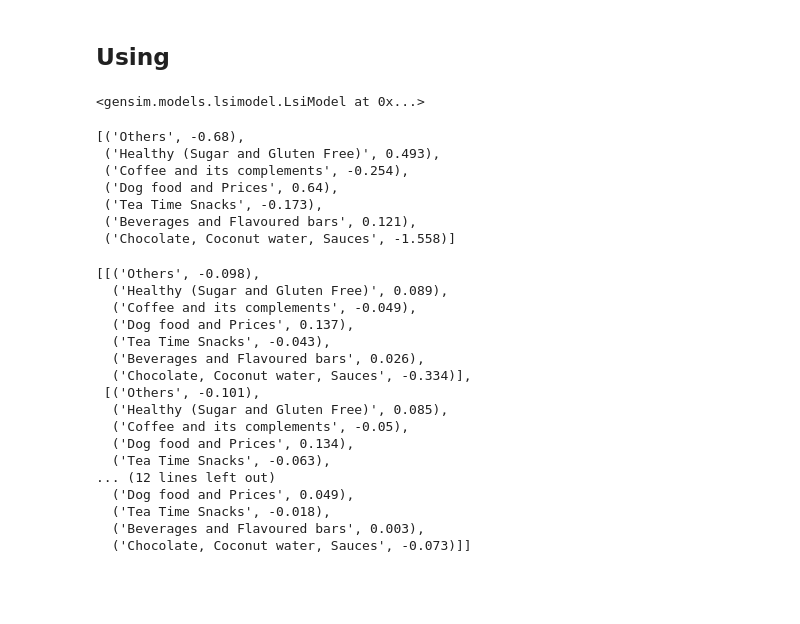
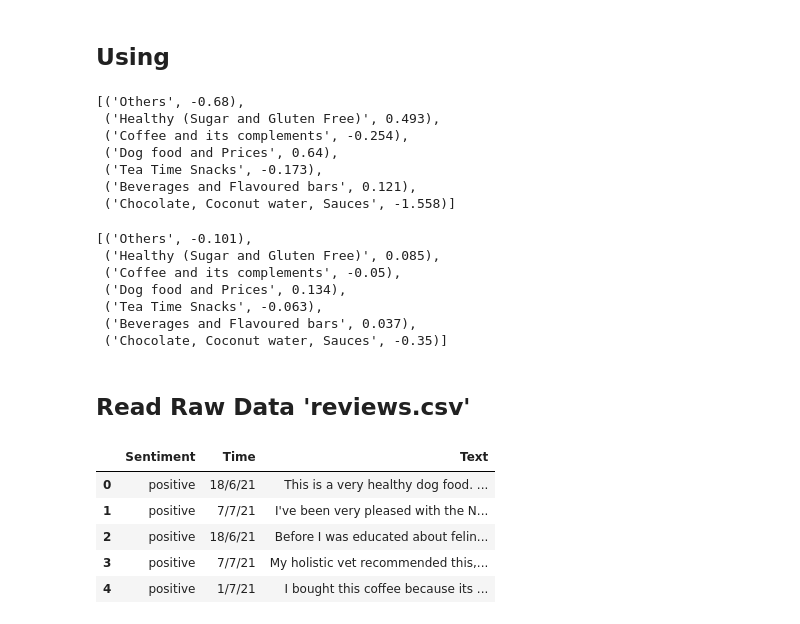
Before and after one commit to nivii26/DSA4263-Voice-of-Customer-VOC-analysis, a Jupyter notebook: root/ipynb/topic_modelling.ipynb, the cells around one changed output. Drawn from its saved outputs; the diff is of its cells as text; code cells hidden in the pictures; blank space fills up the shorter version.

```diff
--- a/root/ipynb/topic_modelling.ipynb
+++ b/root/ipynb/topic_modelling.ipynb
@@ -97,10 +90,6 @@ from ast import literal_eval
 # ensure that you've updated config.yml
 
 model = load_model()
-# %%
-model
-# %% [output]
-<gensim.models.lsimodel.LsiModel at 0x...>
 # %%
 # let's say you have a non-tfidf bow corpus
 predict(tm_bow_corpus[0], model)
@@ -116,23 +105,24 @@ predict(tm_bow_corpus[0], model)
 # let's say you have a list of tfidf corpus
 corp_ = [doc for doc in tm_tfidf_corpus]
 batch_pred = batch_predict(corp_, model)
+batch_pred[1]
+# %% [output]
+[('Others', -0.101),
+ ('Healthy (Sugar and Gluten Free)', 0.085),
+ ('Coffee and its complements', -0.05),
+ ('Dog food and Prices', 0.134),
+ ('Tea Time Snacks', -0.063),
+ ('Beverages and Flavoured bars', 0.037),
+ ('Chocolate, Coconut water, Sauces', -0.35)]
-# %%
-batch_pred[0:4]
-# %% [output]
-[[('Others', -0.098),
-  ('Healthy (Sugar and Gluten Free)', 0.089),
-  ('Coffee and its complements', -0.049),
-  ('Dog food and Prices', 0.137),
-  ('Tea Time Snacks', -0.043),
-  ('Beverages and Flavoured bars', 0.026),
-  ('Chocolate, Coconut water, Sauces', -0.334)],
- [('Others', -0.101),
-  ('Healthy (Sugar and Gluten Free)', 0.085),
-  ('Coffee and its complements', -0.05),
-  ('Dog food and Prices', 0.134),
-  ('Tea Time Snacks', -0.063),
-... (12 lines left out)
-  ('Dog food and Prices', 0.049),
-  ('Tea Time Snacks', -0.018),
-  ('Beverages and Flavoured bars', 0.003),
-  ('Chocolate, Coconut water, Sauces', -0.073)]]
+# %% [markdown]
+## Read Raw Data 'reviews.csv'
+# %%
+reviews_csv = pd.read_csv('data/raw/reviews.csv')
+reviews_csv.head()
+# %% [output]
+|  | Sentiment | Time | Text |
+| 0 | positive | 18/6/21 | This is a very healthy dog food. ... |
+| 1 | positive | 7/7/21 | I've been very pleased with the N... |
+| 2 | positive | 18/6/21 | Before I was educated about felin... |
+| 3 | positive | 7/7/21 | My holistic vet recommended this,... |
+| 4 | positive | 1/7/21 | I bought this coffee because its ... |
```
Also changed, not shown: parts of 17 cells of this notebook, 1 other file.
